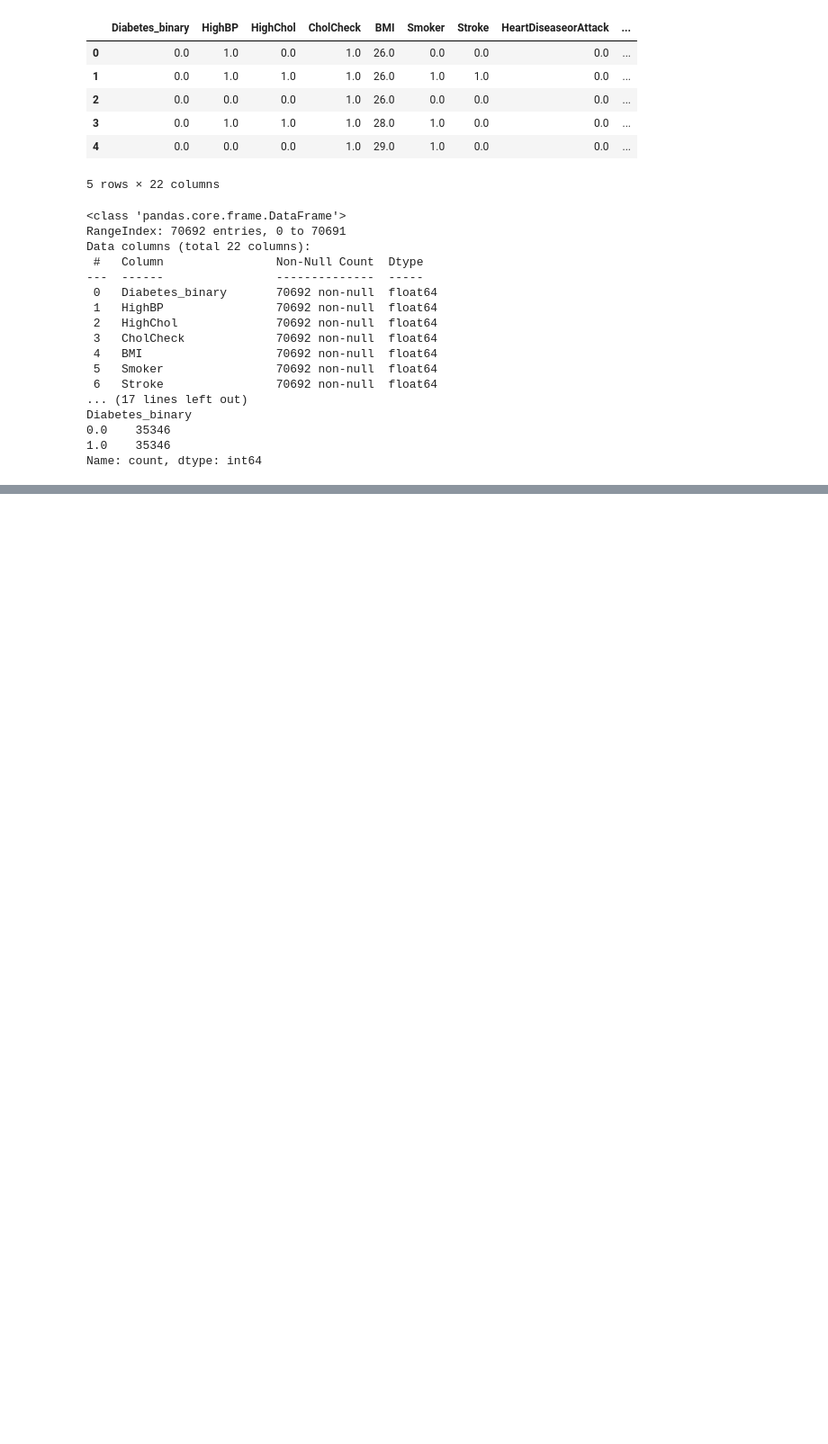
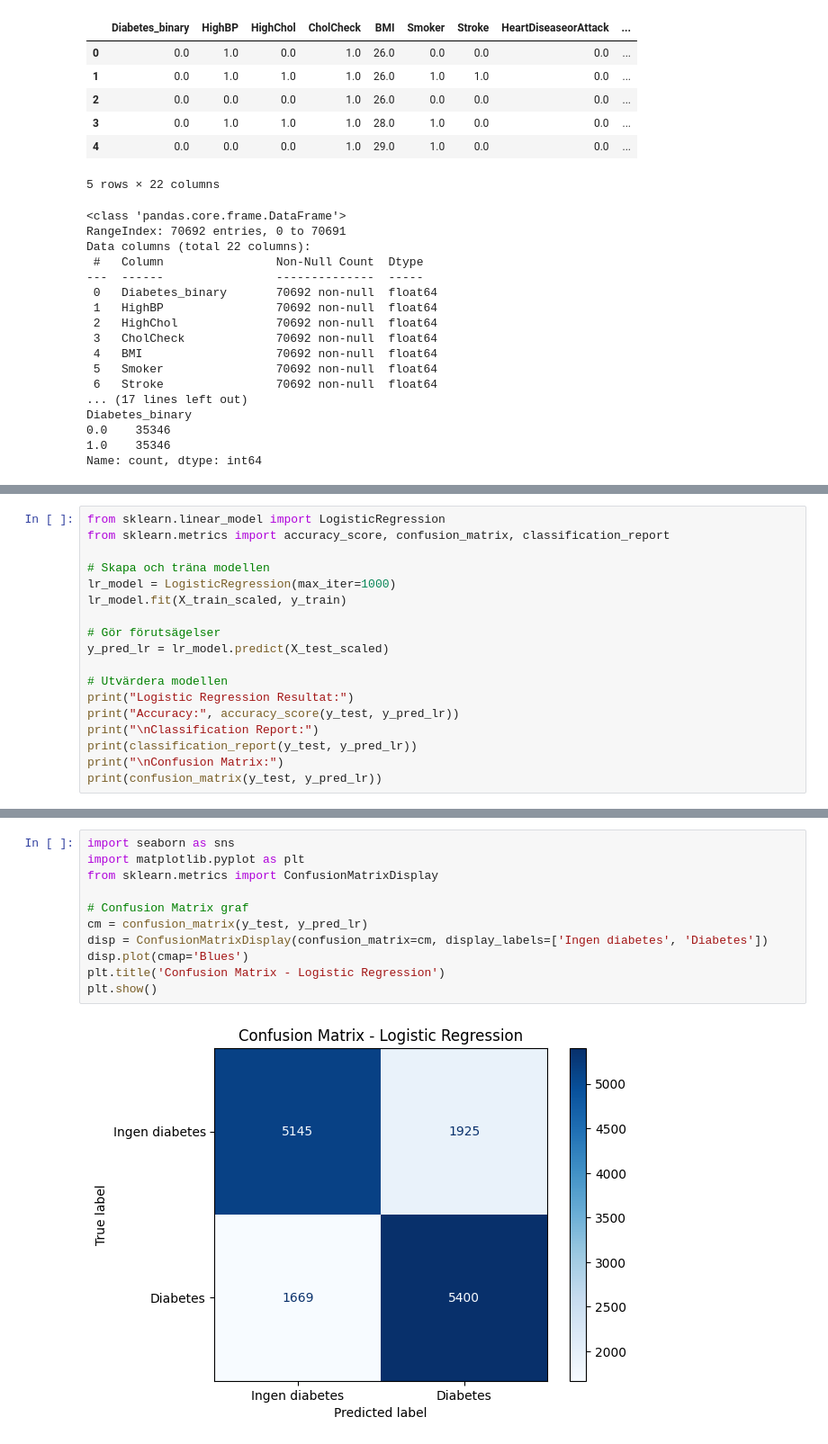
Before and after one commit to Zackkee/TAM400-Projekt, a Jupyter notebook: TAM400_Projekt_Zakaria_Leon.ipynb, the cells around one changed output, grey strips where cells are left out. Shown at 90% size. Cells and saved outputs as stored; diff of their text form; blank space fills up the shorter version.

```diff
--- a/TAM400_Projekt_Zakaria_Leon.ipynb
+++ b/TAM400_Projekt_Zakaria_Leon.ipynb
@@ -51,0 +126,18 @@ plt.show()
+# %%
+from sklearn.linear_model import LogisticRegression
+from sklearn.metrics import accuracy_score, confusion_matrix, classification_report
+
+# Skapa och träna modellen
+lr_model = LogisticRegression(max_iter=1000)
+lr_model.fit(X_train_scaled, y_train)
+
+# Gör förutsägelser
+y_pred_lr = lr_model.predict(X_test_scaled)
+
+# Utvärdera modellen
+print("Logistic Regression Resultat:")
+print("Accuracy:", accuracy_score(y_test, y_pred_lr))
+print("\nClassification Report:")
+print(classification_report(y_test, y_pred_lr))
+print("\nConfusion Matrix:")
+print(confusion_matrix(y_test, y_pred_lr))
@@ -51,0 +162,13 @@ plt.show()
+# %%
+import seaborn as sns
+import matplotlib.pyplot as plt
+from sklearn.metrics import ConfusionMatrixDisplay
+
+# Confusion Matrix graf
+cm = confusion_matrix(y_test, y_pred_lr)
+disp = ConfusionMatrixDisplay(confusion_matrix=cm, display_labels=['Ingen diabetes', 'Diabetes'])
+disp.plot(cmap='Blues')
+plt.title('Confusion Matrix - Logistic Regression')
+plt.show()
+# %% [output]
+[figure, added]
```
Also changed, not shown: parts of 10 cells of this notebook.
